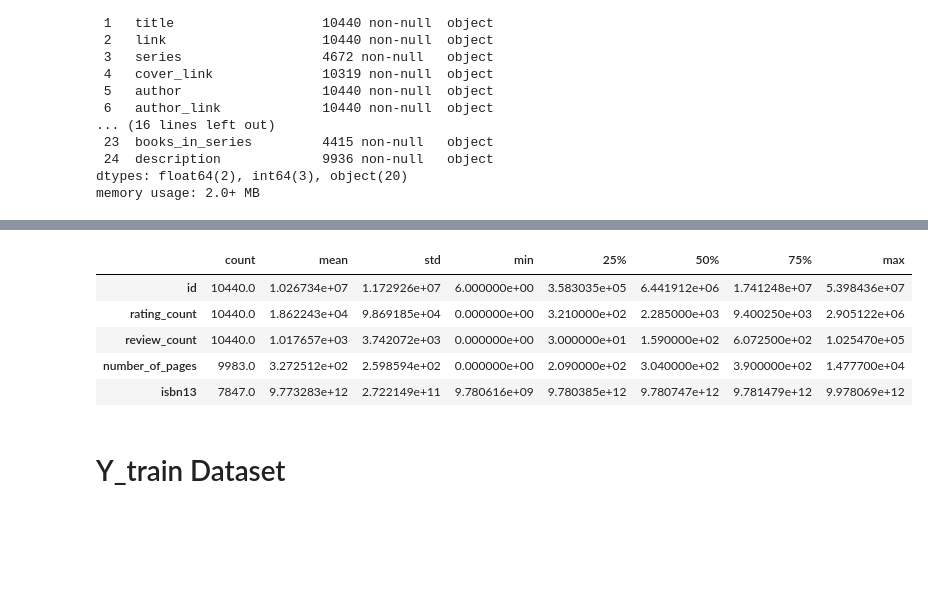
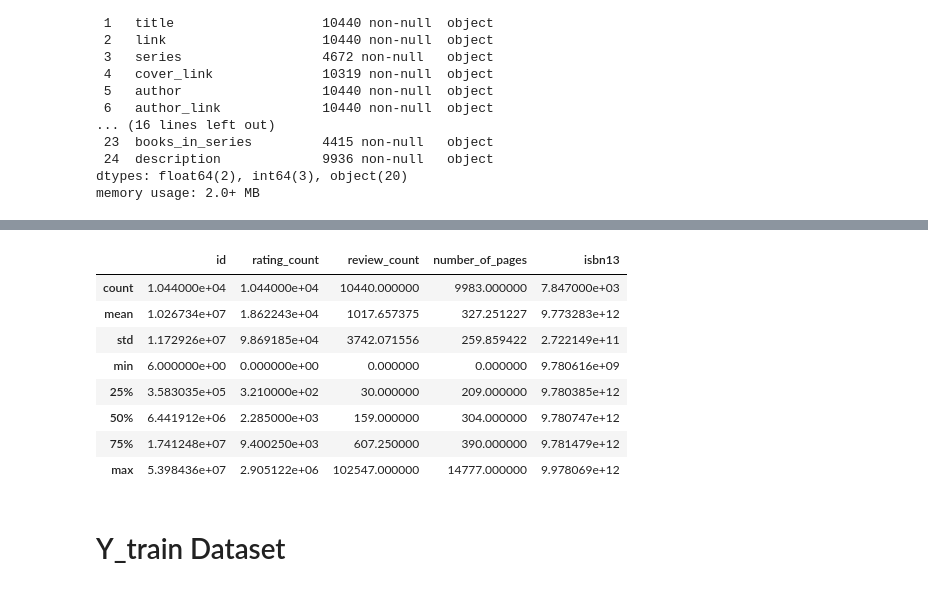
Before and after one commit to quangLinh9038/pds_books, a Jupyter notebook: assignment2.ipynb, the cells around one changed output, grey strips where cells are left out. Saved outputs shown, nothing was run; the diff lists cells and outputs as text; code cells hidden in the pictures; blank space fills up the shorter version.

```diff
--- a/assignment2.ipynb
+++ b/assignment2.ipynb
@@ -272,14 +280,17 @@ X_test.describe(include='object').T
 | books_in_series | 4415 | 4240 | 106588, 106584, 106554, 106552, 1... | 11 |
 | description | 9936 | 9900 |  | 14 |
 # %%
-X_test.describe().T
+X_test.describe()
 # %% [output]
-|  | count | mean | std | min | 25% | 50% | 75% | max |
-| id | 10440.0 | 1.026734e+07 | 1.172926e+07 | 6.000000e+00 | 3.583035e+05 | 6.441912e+06 | 1.741248e+07 | 5.398436e+07 |
-| rating_count | 10440.0 | 1.862243e+04 | 9.869185e+04 | 0.000000e+00 | 3.210000e+02 | 2.285000e+03 | 9.400250e+03 | 2.905122e+06 |
-| review_count | 10440.0 | 1.017657e+03 | 3.742072e+03 | 0.000000e+00 | 3.000000e+01 | 1.590000e+02 | 6.072500e+02 | 1.025470e+05 |
-| number_of_pages | 9983.0 | 3.272512e+02 | 2.598594e+02 | 0.000000e+00 | 2.090000e+02 | 3.040000e+02 | 3.900000e+02 | 1.477700e+04 |
-| isbn13 | 7847.0 | 9.773283e+12 | 2.722149e+11 | 9.780616e+09 | 9.780385e+12 | 9.780747e+12 | 9.781479e+12 | 9.978069e+12 |
+|  | id | rating_count | review_count | number_of_pages | isbn13 |
+| count | 1.044000e+04 | 1.044000e+04 | 10440.000000 | 9983.000000 | 7.847000e+03 |
+| mean | 1.026734e+07 | 1.862243e+04 | 1017.657375 | 327.251227 | 9.773283e+12 |
+| std | 1.172926e+07 | 9.869185e+04 | 3742.071556 | 259.859422 | 2.722149e+11 |
+| min | 6.000000e+00 | 0.000000e+00 | 0.000000 | 0.000000 | 9.780616e+09 |
+| 25% | 3.583035e+05 | 3.210000e+02 | 30.000000 | 209.000000 | 9.780385e+12 |
+| 50% | 6.441912e+06 | 2.285000e+03 | 159.000000 | 304.000000 | 9.780747e+12 |
+| 75% | 1.741248e+07 | 9.400250e+03 | 607.250000 | 390.000000 | 9.781479e+12 |
+| max | 5.398436e+07 | 2.905122e+06 | 102547.000000 | 14777.000000 | 9.978069e+12 |
 # %% [markdown]
 # Y_train Dataset
 # %%
```
Also changed, not shown: parts of 78 cells of this notebook, 2 other files.
